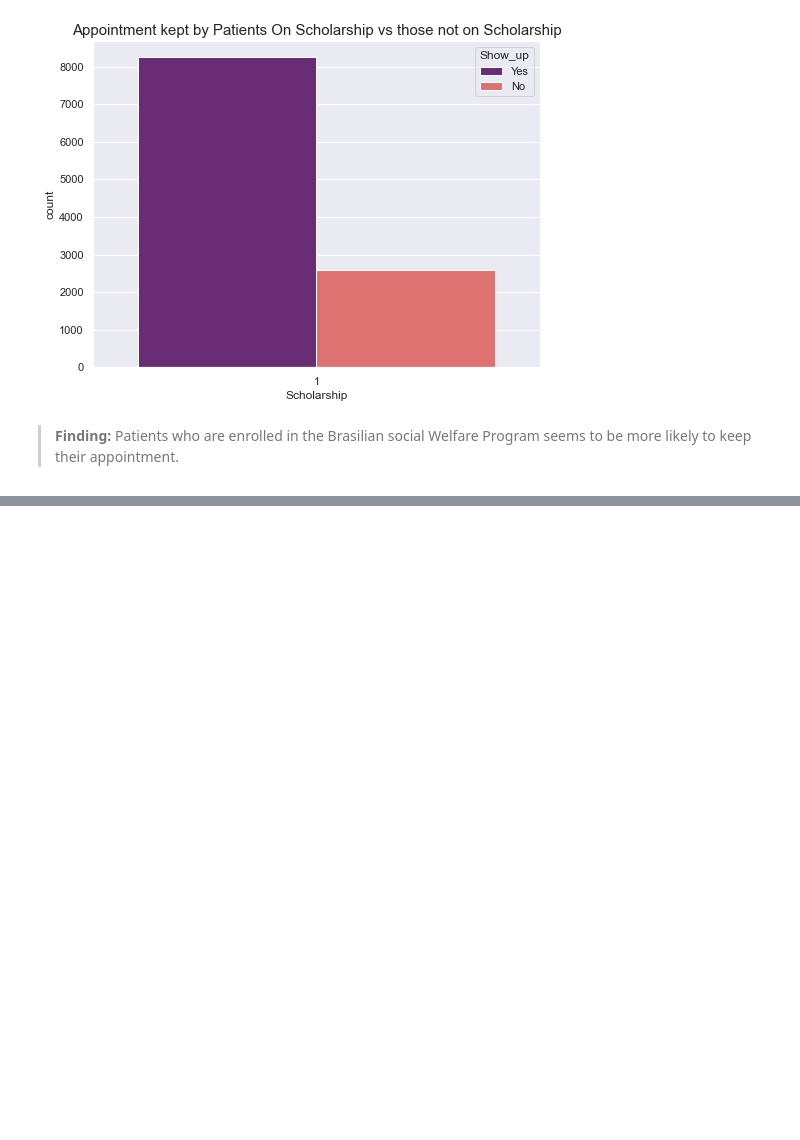
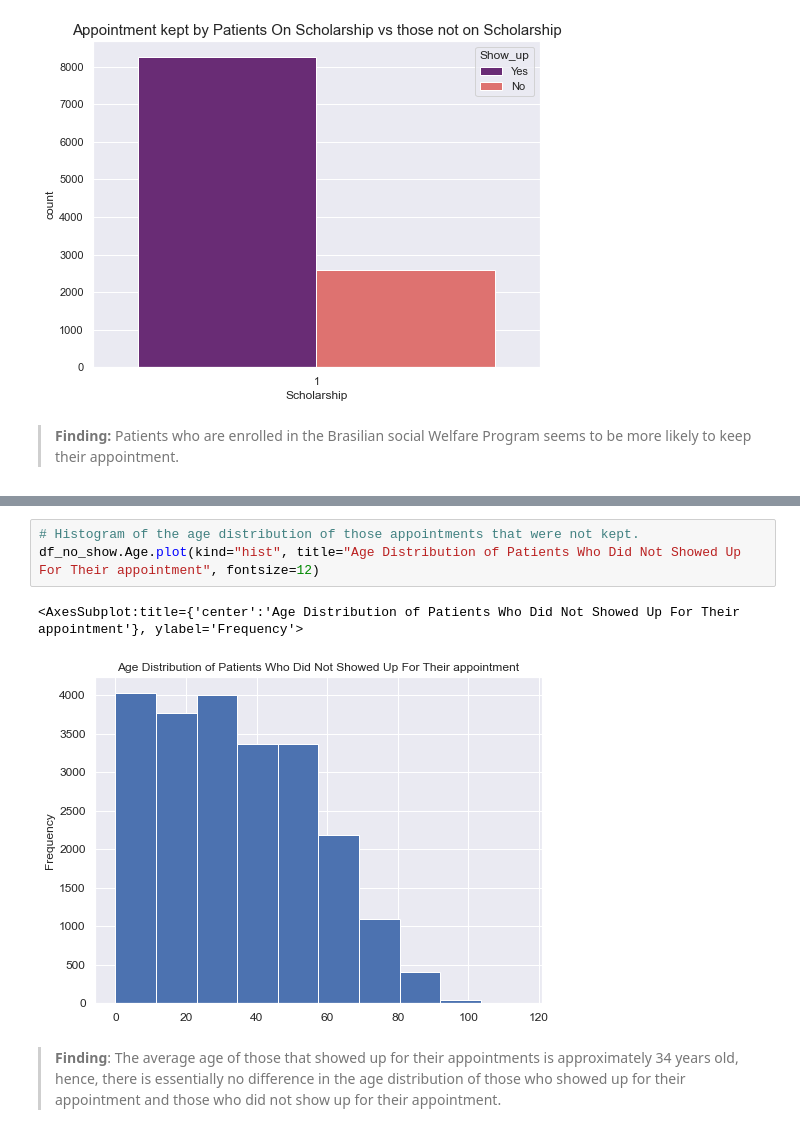
Before and after one commit to PatrickEmmanuel/NO-SHOW-APPOINTMENT-DATA-EXPLORATION-AND-ANALYSIS, a Jupyter notebook: No-Show-Appointment-Data-Exploration-And-Analysis.ipynb, the cells around one changed output, grey strips where cells are left out. Drawn from its saved outputs; the diff is of its cells as text; blank space fills up the shorter version.

```diff
--- a/No-Show-Appointment-Data-Exploration-And-Analysis.ipynb
+++ b/No-Show-Appointment-Data-Exploration-And-Analysis.ipynb
@@ -444,0 +481,8 @@ Name: Neighbourhood, Length: 80, dtype: int64
+# %%
+# Histogram of the age distribution of those appointments that were not kept.
+df_no_show.Age.plot(kind="hist", title="Age Distribution of Patients Who Did Not Showed Up For Their appointment", fontsize=12)
+# %% [output]
+<AxesSubplot:title={'center':'Age Distribution of Patients Who Did Not Showed Up For Their appointment'}, ylabel='Frequency'>
+[figure, added]
+# %% [markdown]
+>**Finding**: The average age of those that showed up for their appointments is approximately 34 years old, hence, there is essentially no difference in the age distribution of those who showed up for their appointment and those who did not show up for their appointment.
```
Also changed, not shown: parts of 31 cells of this notebook.
